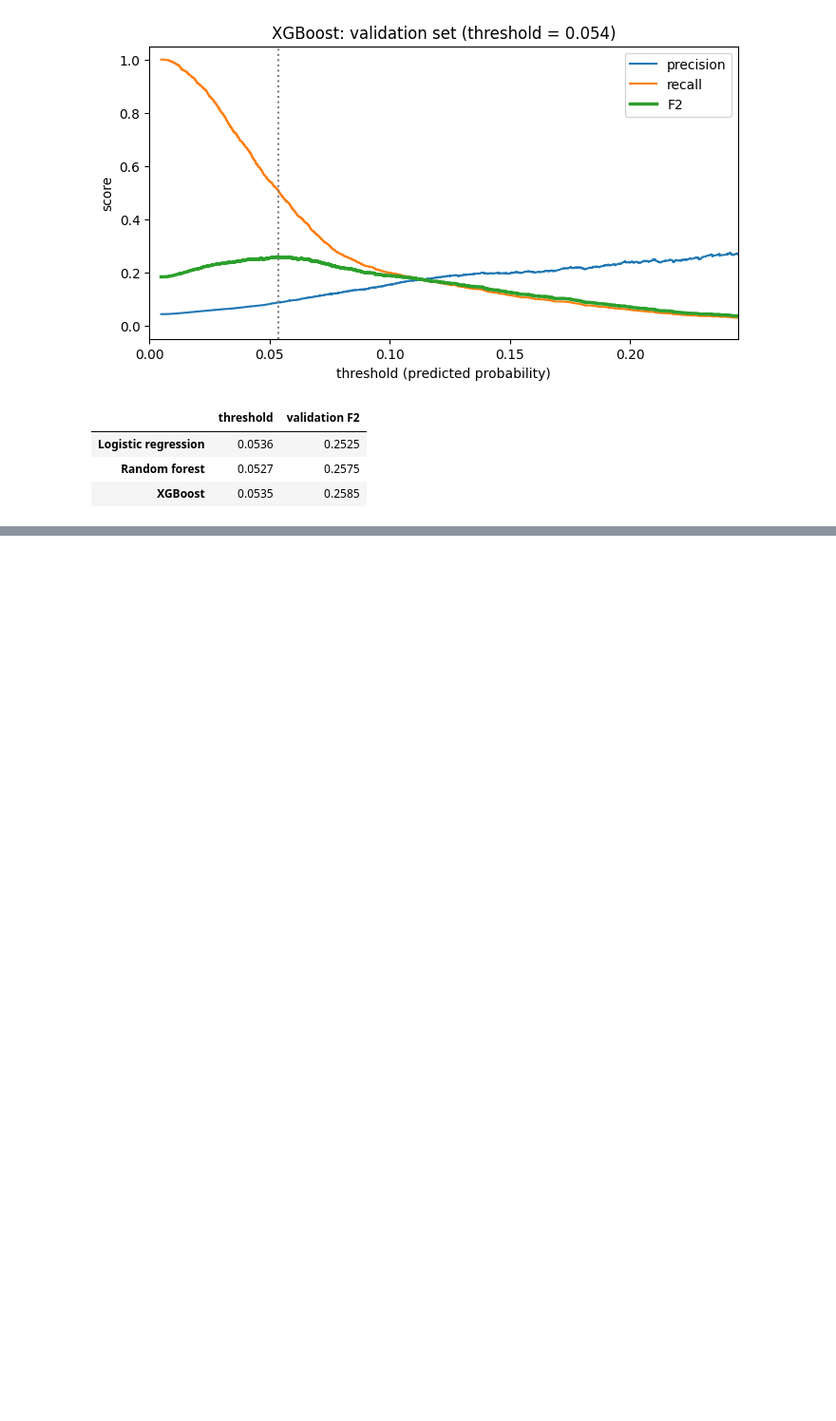
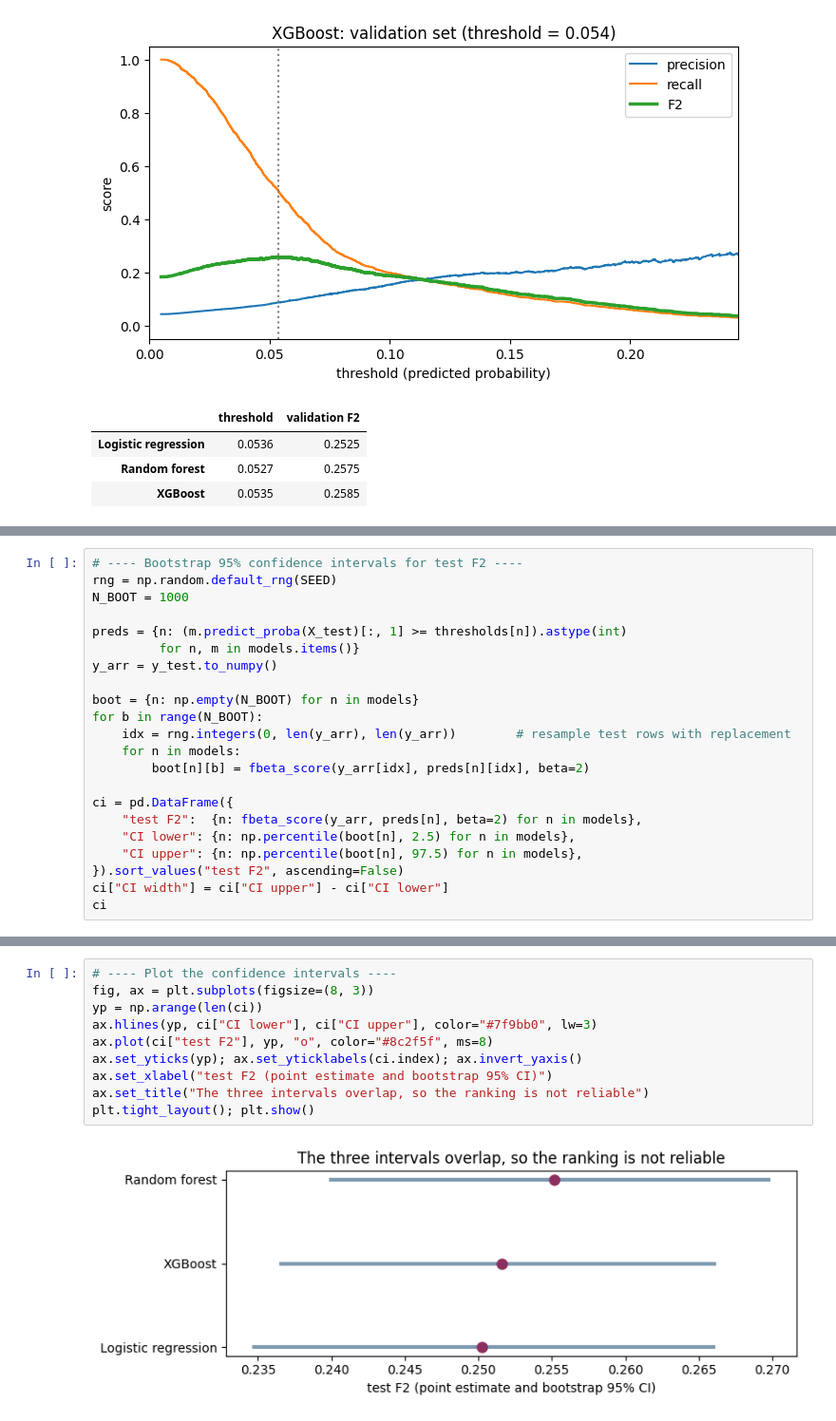
Before and after one commit to Lone-Wolfgang/brfss2015-diabetes-eda, a Jupyter notebook: Lab2/HarveyLuna.ipynb, the cells around one changed output, grey strips where cells are left out. Shown at 95% size. Saved outputs shown, nothing was run; the diff lists cells and outputs as text; blank space fills up the shorter version.

```diff
--- a/Lab2/HarveyLuna.ipynb
+++ b/Lab2/HarveyLuna.ipynb
@@ -428,0 +223,22 @@ flag, and whether someone has a usual source of care. All of them sit outside th
+# %%
+# ---- Bootstrap 95% confidence intervals for test F2 ----
+rng = np.random.default_rng(SEED)
+N_BOOT = 1000
+
+preds = {n: (m.predict_proba(X_test)[:, 1] >= thresholds[n]).astype(int)
+         for n, m in models.items()}
+y_arr = y_test.to_numpy()
+
+boot = {n: np.empty(N_BOOT) for n in models}
+for b in range(N_BOOT):
+    idx = rng.integers(0, len(y_arr), len(y_arr))        # resample test rows with replacement
+    for n in models:
+        boot[n][b] = fbeta_score(y_arr[idx], preds[n][idx], beta=2)
+
+ci = pd.DataFrame({
+    "test F2":  {n: fbeta_score(y_arr, preds[n], beta=2) for n in models},
+    "CI lower": {n: np.percentile(boot[n], 2.5) for n in models},
+    "CI upper": {n: np.percentile(boot[n], 97.5) for n in models},
+}).sort_values("test F2", ascending=False)
+ci["CI width"] = ci["CI upper"] - ci["CI lower"]
+ci
@@ -428,0 +275,12 @@ flag, and whether someone has a usual source of care. All of them sit outside th
+# %%
+# ---- Plot the confidence intervals ----
+fig, ax = plt.subplots(figsize=(8, 3))
+yp = np.arange(len(ci))
+ax.hlines(yp, ci["CI lower"], ci["CI upper"], color="#7f9bb0", lw=3)
+ax.plot(ci["test F2"], yp, "o", color="#8c2f5f", ms=8)
+ax.set_yticks(yp); ax.set_yticklabels(ci.index); ax.invert_yaxis()
+ax.set_xlabel("test F2 (point estimate and bootstrap 95% CI)")
+ax.set_title("The three intervals overlap, so the ranking is not reliable")
+plt.tight_layout(); plt.show()
+# %% [output]
+[figure, added]
```
Also changed, not shown: parts of 35 cells of this notebook.
